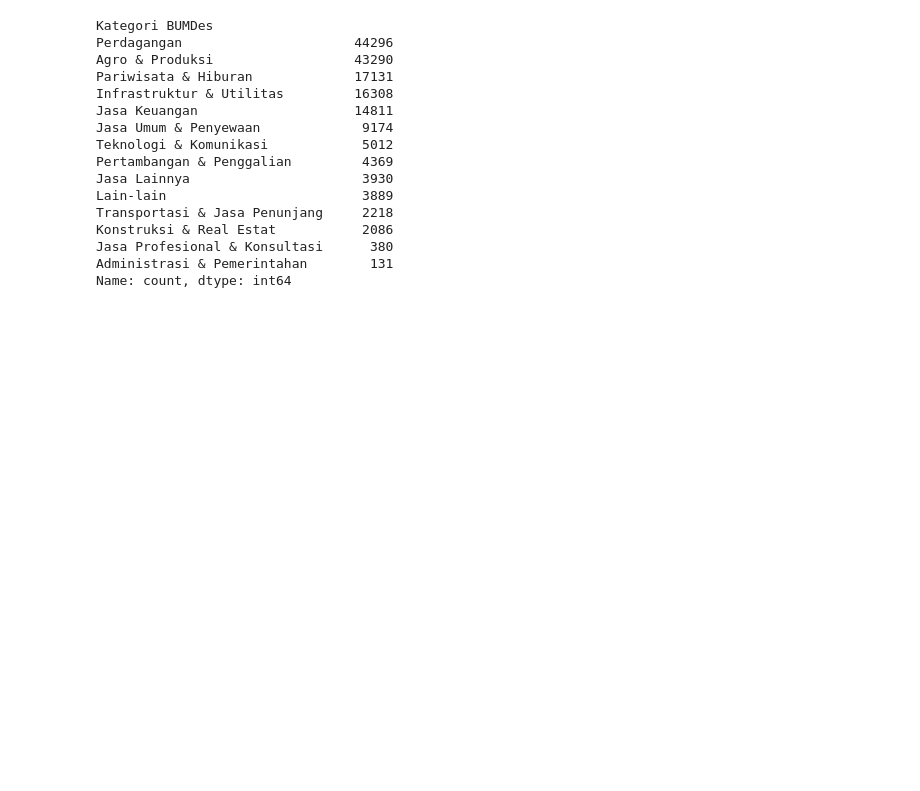
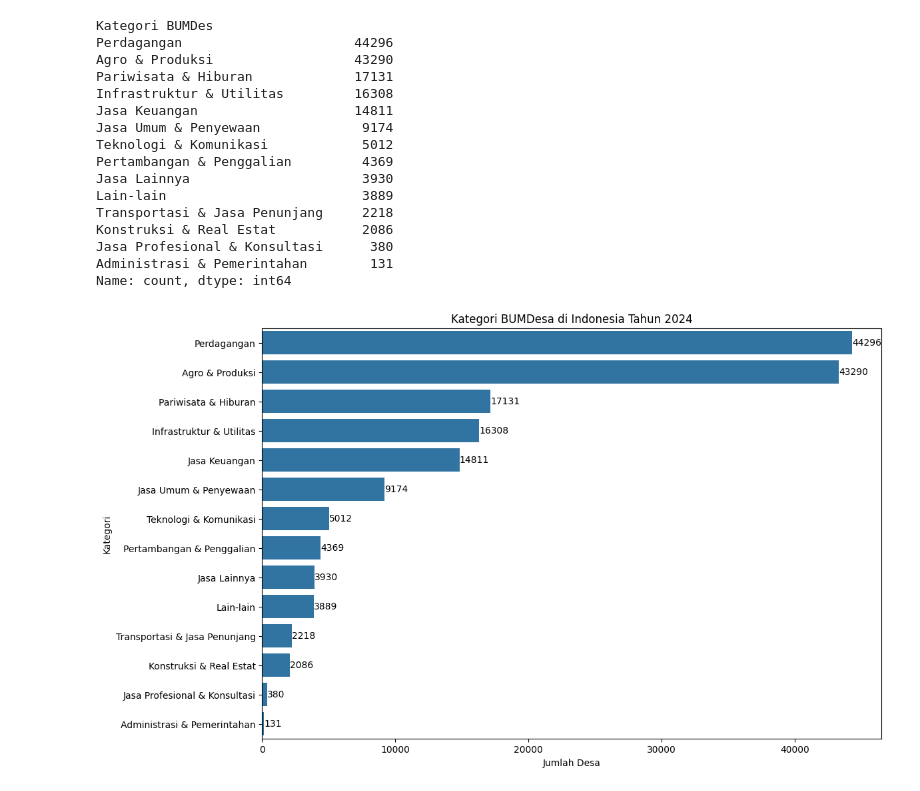
Before and after one commit to naufaldahafizh/potensi-desa-2024, a Jupyter notebook: tahap_3-analisis_potensi_desa_2024.ipynb, the cells around one changed output. Cells and saved outputs as stored; diff of their text form; code cells hidden in the pictures; blank space fills up the shorter version.

```diff
--- a/tahap_3-analisis_potensi_desa_2024.ipynb
+++ b/tahap_3-analisis_potensi_desa_2024.ipynb
@@ -243,3 +243,22 @@ Konstruksi & Real Estat           2086
 Jasa Profesional & Konsultasi      380
 Administrasi & Pemerintahan        131
 Name: count, dtype: int64
+# %%
+plt.figure(figsize=(12,8))
+ax = sns.barplot(x=df_17['Kategori BUMDes'].value_counts().values, y=df_17['Kategori BUMDes'].value_counts().index)
+for p in ax.patches:
+    width = p.get_width()
+    # Tempatkan teks di atas bar
+    ax.text(
+        y=p.get_y() + p.get_height() / 2,
+        x=width + 3,
+        s=f'{width:.0f}',
+        ha='left',
+        va='center'
+    )
+plt.title("Kategori BUMDesa di Indonesia Tahun 2024")
+plt.xlabel('Jumlah Desa')
+plt.ylabel('Kategori')
+plt.show()
+# %% [output]
+[figure, added]
```
Also changed, not shown: parts of 2 cells of this notebook, 6 other files.
